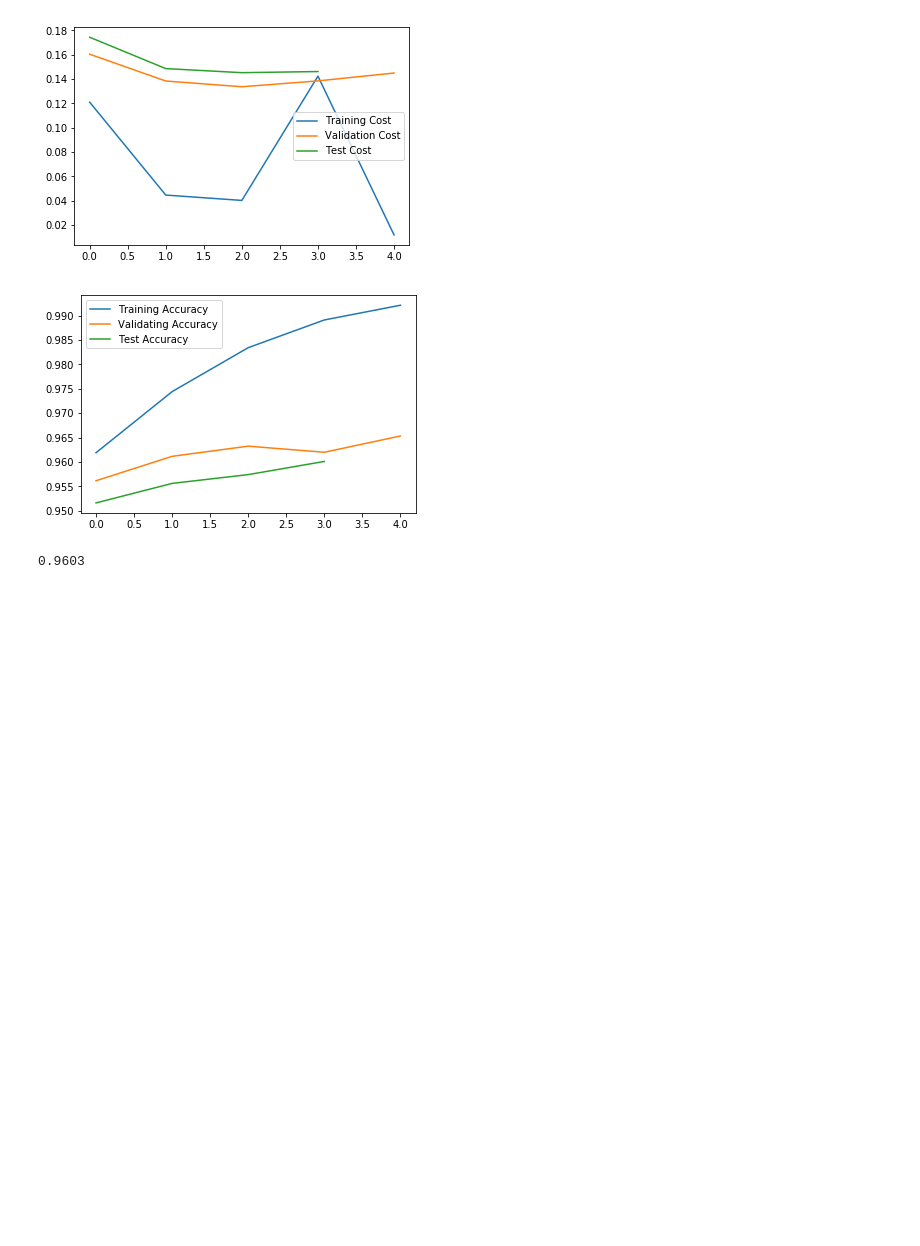
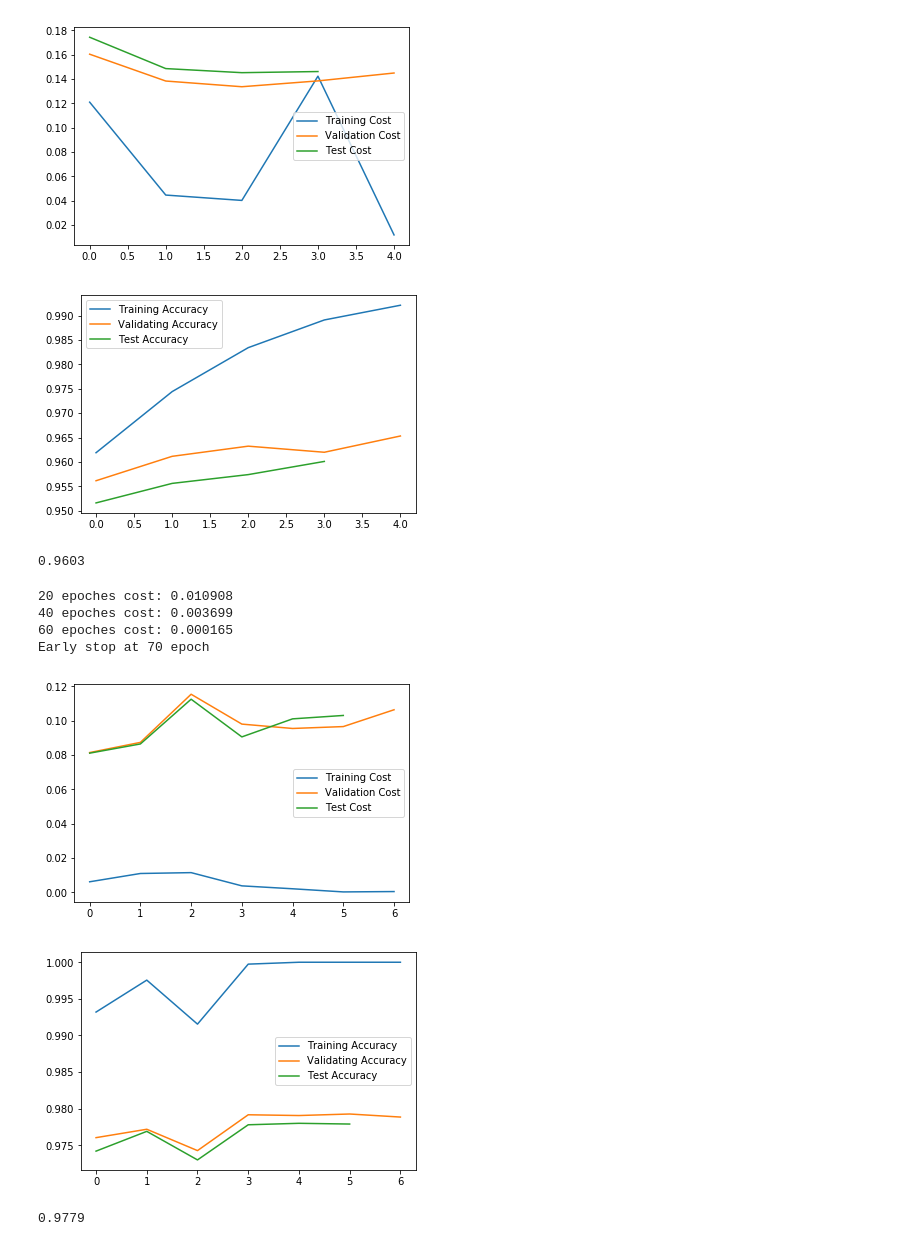
Before and after one commit to Fnjn/UCSD-CSE-253, a Jupyter notebook: hw2/hw2.ipynb, the cells around one changed output. Saved outputs shown, nothing was run; the diff lists cells and outputs as text; code cells hidden in the pictures; blank space fills up the shorter version.

```diff
--- a/hw2/hw2.ipynb
+++ b/hw2/hw2.ipynb
@@ -356,3 +353,19 @@ Early stop at 50 epoch
 [figure]
 [figure]
 0.9603
+# %%
+## double layer
+layers = [784, 300, 100, 10]
+model = NN_model(layers, 300, early_stop=True, record=True,  record_period=10)
+train, val, test = model.fit(train_X, train_Y, holdout_X, holdout_Y, test_X, test_Y)
+plot_cost_acc(train, val, test)
+model.predict(test_X, test_Y)
+print(model.accuracy)
+# %% [output]
+20 epoches cost: 0.010908
+40 epoches cost: 0.003699
+60 epoches cost: 0.000165
+Early stop at 70 epoch
+[figure, added]
+[figure, added]
+0.9779
```
Also changed, not shown: parts of 1 cell of this notebook, 4 other files.
